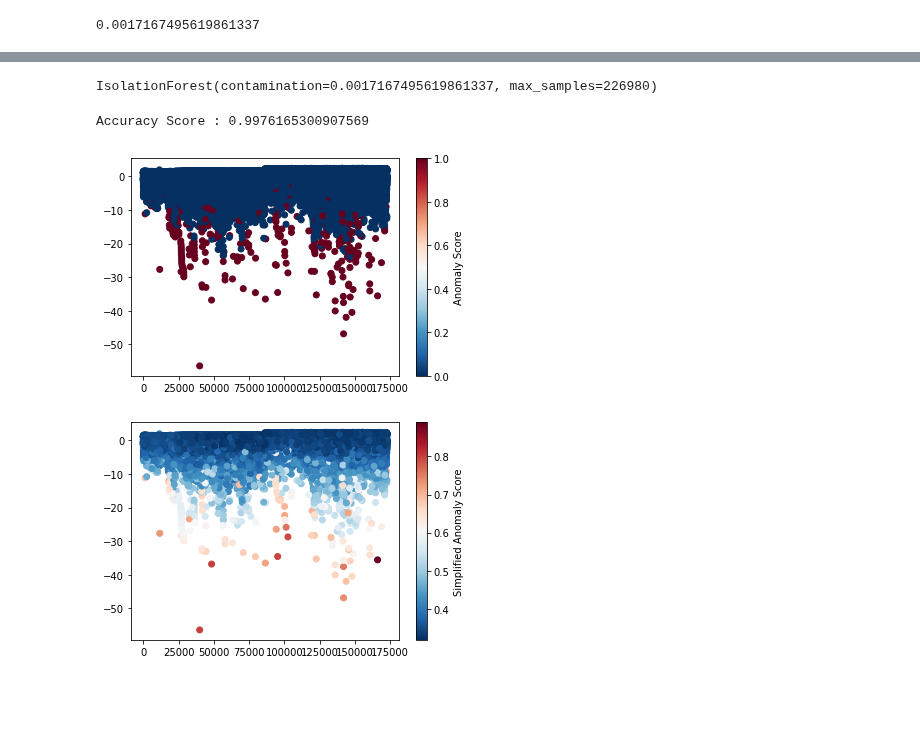
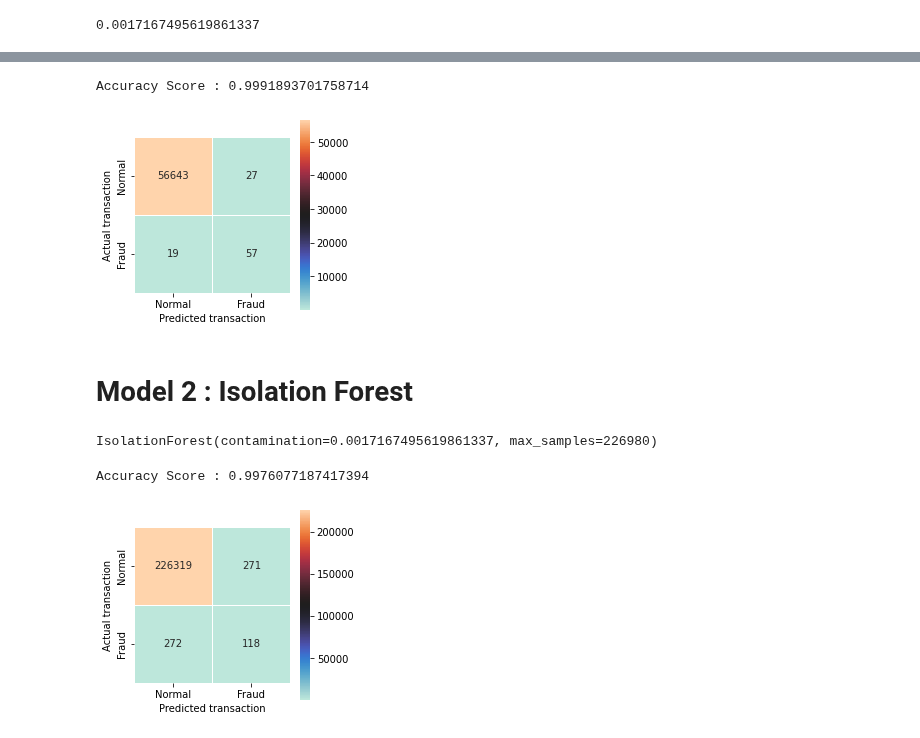
Before and after one commit to PHNPR/Credit-Card-Fraud-Detection, a Jupyter notebook: Credit Card Fraud.ipynb, the cells around one changed output, grey strips where cells are left out. Cells and saved outputs as stored; diff of their text form; code cells hidden in the pictures; blank space fills up the shorter version.

Commit message:
Added Logistic Regression

```diff
--- a/Credit Card Fraud.ipynb
+++ b/Credit Card Fraud.ipynb
@@ -105,0 +119,8 @@ outlier_fraction
+# %%
+def confusion_matrix_plot(y,Y):
+    plt.figure(figsize=(3.5,3.5))
+    data = metrics.confusion_matrix(y,Y)
+    labels = ['Normal','Fraud']
+    sns.heatmap(data ,annot= True ,fmt= 'd' ,linewidths= .5 ,cmap= 'icefire' ,square= True ,xticklabels = labels ,yticklabels=labels)
+    plt.ylabel('Actual transaction');
+    plt.xlabel('Predicted transaction');
@@ -105,0 +129,3 @@ outlier_fraction
+# %%
+LR = LogisticRegression(max_iter= 200)
+LR.fit(X_train,Y_train)
@@ -106,29 +145,27 @@ outlier_fraction
+# %%
+lr_predict(X_test , Y_test)
+# %% [output]
+Accuracy Score : 0.9991893701758714
+[figure, added]
+# %% [markdown]
+# Model 2 : Isolation Forest
 # %%
 IsF = IsolationForest( max_samples= len(X_train) , contamination= outlier_fraction )
-IsF.fit(X_train.values,Y_train.values)
+IsF.fit(X_train,Y_train)
 # %% [output]
 IsolationForest(contamination=0.0017167495619861337, max_samples=226980)
 # %%
-def Predict(X,Y):
-    X = X.values
+def isf_predict(X,Y):
     y = IsF.predict(X)
 
     y[y == 1] = 0
     y[y == -1] = 1
 
     print("Accuracy Score :" , accuracy_score(Y,y))
-    plt.scatter(X[:, 0], X[:, 1], c = y, cmap='RdBu_r')
-    plt.colorbar(label='Anomaly Score')
-    plt.show()
-
-    pred_scores = -1 * IsF.score_samples(X)
-    plt.scatter(X[:, 0], X[:, 1], c=pred_scores, cmap='RdBu_r')
-    plt.colorbar(label='Simplified Anomaly Score')
-    plt.show()
+    confusion_matrix_plot(Y,y)
 # %%
-Predict(X_train , Y_train)
+isf_predict(X_train , Y_train)
 # %% [output]
-Accuracy Score : 0.9976165300907569
+Accuracy Score : 0.9976077187417394
-[figure, old version]
+[figure, new version]
-[figure, removed]
 # %%
```
Also changed, not shown: parts of 10 cells of this notebook.
